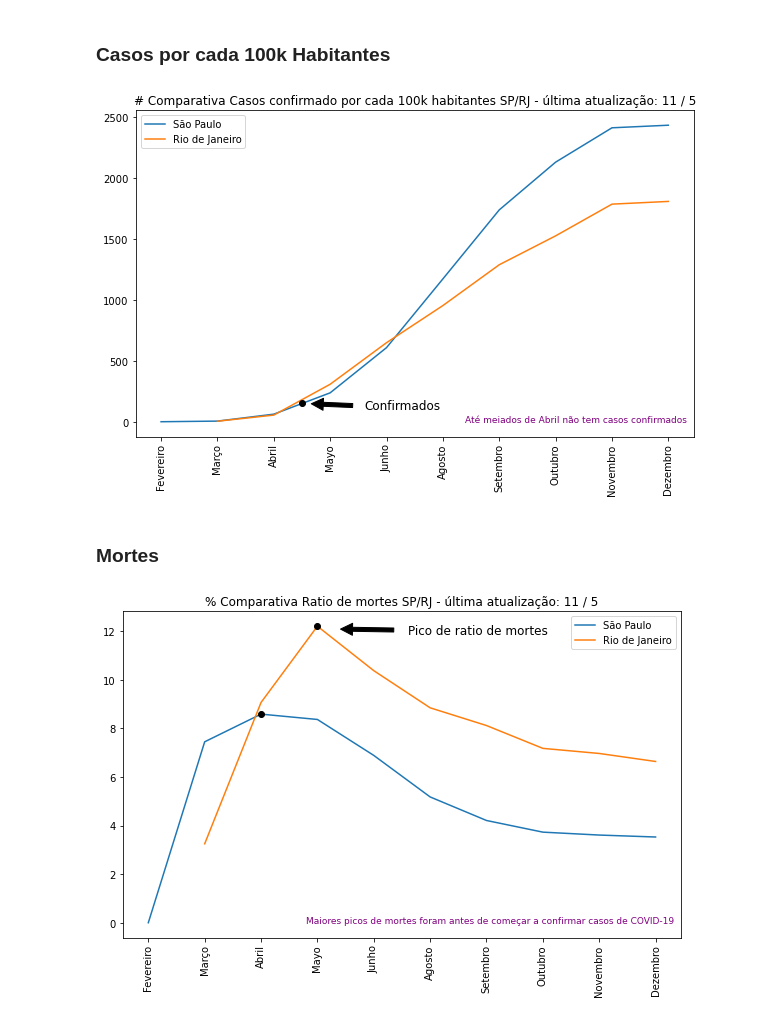
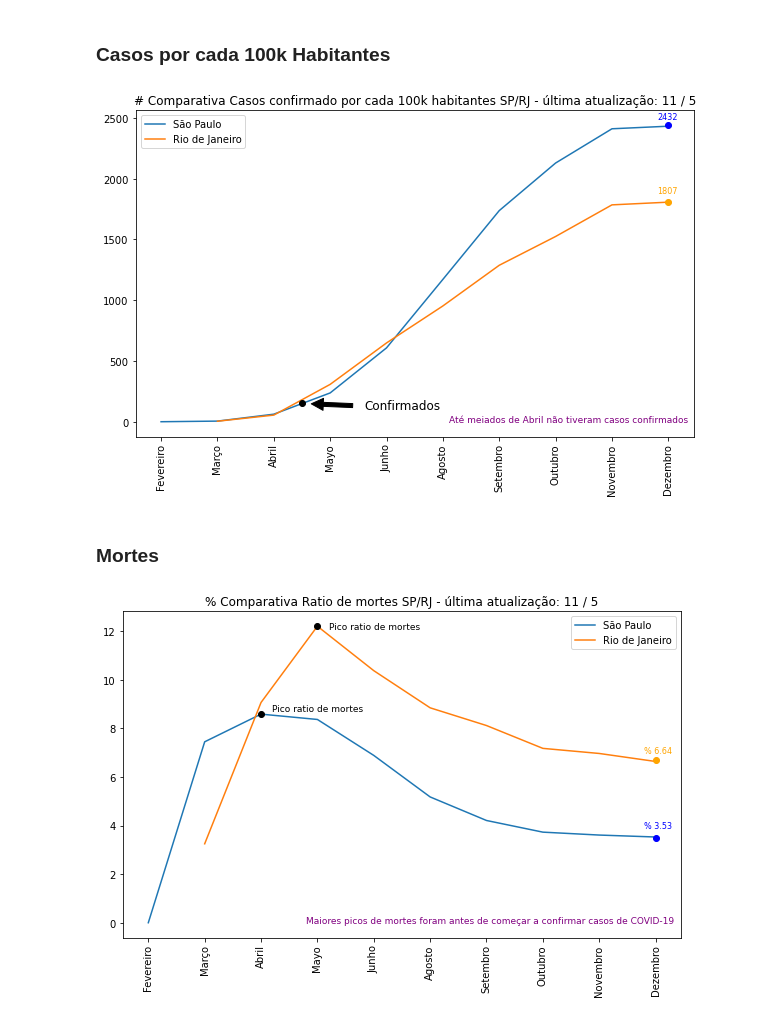
Before and after one commit to Juliansan/AluraDS, a Jupyter notebook: Modulo 1/Projeto Final/JulianMarcondesSanjuanProjeto1.ipynb, the cells around one changed output. Drawn from its saved outputs; the diff is of its cells as text; code cells hidden in the pictures.

```diff
--- a/Modulo 1/Projeto Final/JulianMarcondesSanjuanProjeto1.ipynb
+++ b/Modulo 1/Projeto Final/JulianMarcondesSanjuanProjeto1.ipynb
@@ -180,33 +180,46 @@ plt.plot(sp_grouped['confirmed_per_100k_inhabitants'],label='São Paulo')
 plt.plot(rj_grouped['confirmed_per_100k_inhabitants'],label='Rio de Janeiro')
 plt.plot
 plt.xticks(sp_grouped.index,xlabels,rotation=90)
-plt.text(7.4, 0, 'Até meiados de Abril não tem casos confirmados', fontsize=9,horizontalalignment='left' ,color='purple')
+plt.text(7.1, 0, 'Até meiados de Abril não tiveram casos confirmados', fontsize=9,horizontalalignment='left' ,color='purple')
 plt.plot([4.5], [150.9], 'o',color='black')
 plt.annotate('Confirmados', xy=(4.5, 150.5), xytext=(5.6, 100), fontsize=12,
             arrowprops=dict(facecolor='black', shrink=0.15))
+
+plt.plot([11.0], [1810.7], 'o',color='orange')
+plt.plot([11.0], [2440.5], 'o',color='blue')
+plt.annotate('{:.0f}'.format(rj_grouped['confirmed_per_100k_inhabitants'].iloc[-1]), xy=(10.5, 1900.7), xytext=(10.8, 1880.7), fontsize=8,c='orange')
+plt.annotate('{:.0f}'.format(sp_grouped['confirmed_per_100k_inhabitants'].iloc[-1]), xy=(10.8, 2489.5), xytext=(10.8, 2489.5), fontsize=8,c='blue')
+
 plt.legend()
 plt.title(f'# Comparativa Casos confirmado por cada 100k habitantes SP/RJ - última atualização: {new_df.date.dt.month.max()} / {new_df.date.dt.day.max()}')
 plt.show()
 # %% [output]
-[figure, old version]
+[figure, new version]
 # %% [markdown]
 ### Mortes
 # %%
 plt.figure(figsize=(10,6))
 
 plt.plot(sp_grouped['death_rate'] * 100,label='São Paulo')
 plt.plot(rj_grouped['death_rate'] * 100,label='Rio de Janeiro')
 plt.plot
 plt.xticks(sp_grouped.index,xlabels,rotation=90)
 
 plt.text(4.8, 0, 'Maiores picos de mortes foram antes de começar a confirmar casos de COVID-19', fontsize=9,horizontalalignment='left' ,color='purple')
 plt.plot([5.0], [12.2], 'o',color='black')
 plt.plot([4.0], [8.6], 'o',color='black')
-plt.annotate('Pico de ratio de mortes', xy=(5.2, 12.1), xytext=(6.6, 11.9), fontsize=12,
-            arrowprops=dict(facecolor='black', shrink=0.15))
+plt.annotate('Pico ratio de mortes', xy=(5.2, 12.1), xytext=(5.2, 12.1), fontsize=9)
+plt.annotate('Pico ratio de mortes', xy=(4.2, 8.7), xytext=(4.2, 8.7), fontsize=9)
+
+# Mark dos últimos dados
+plt.plot([11.0], [6.7], 'o',color='orange')
+plt.plot([11.0], [3.5], 'o',color='blue')
+plt.annotate('% {}'.format(rj_grouped['death_rate'].iloc[-1]*100), xy=(10.5, 6.7), xytext=(10.8, 7.0), fontsize=8,c='orange')
+plt.annotate('% {}'.format(sp_grouped['death_rate'].iloc[-1]*100), xy=(10.8, 3.9), xytext=(10.8, 3.9), fontsize=8,c='blue')
+
 
 plt.legend()
 plt.title(f'% Comparativa Ratio de mortes SP/RJ - última atualização: {new_df.date.dt.month.max()} / {new_df.date.dt.day.max()}')
 plt.show()
 # %% [output]
-[figure, old version]
+[figure, new version]
```
Also changed, not shown: parts of 1 cell of this notebook.
